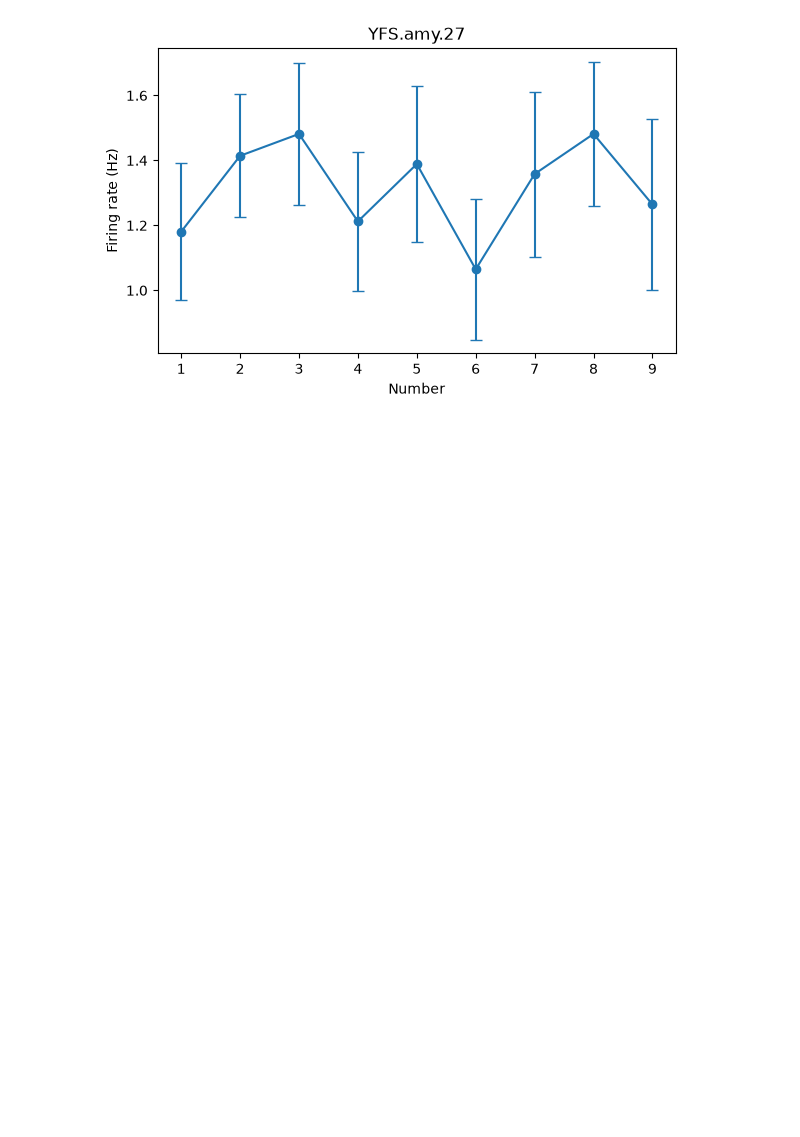
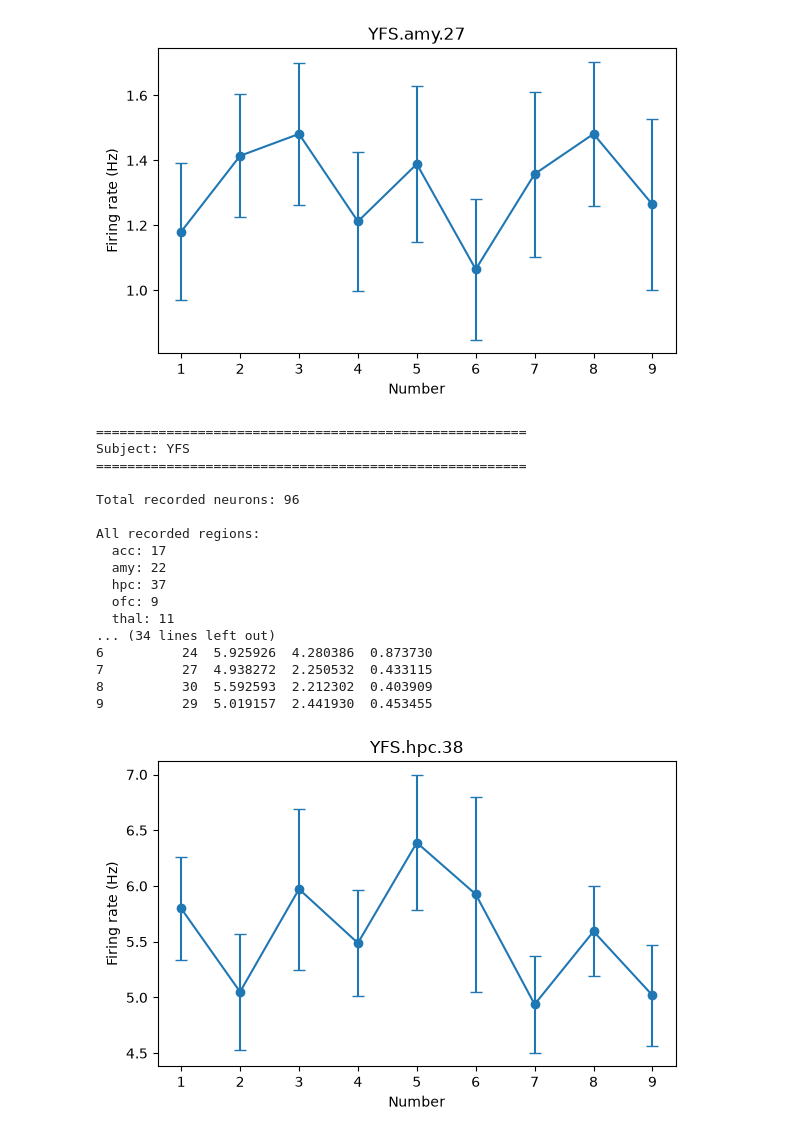
Before and after one commit to Shafiq-Abdu/number-simplex-reproduction, a Jupyter notebook: notebooks1/01_data_loading.ipynb, the cells around one changed output. Cells and saved outputs as stored; diff of their text form; code cells hidden in the pictures; blank space fills up the shorter version.

Commit message:
modified:   notebooks1/01_data_loading.ipynb 	modified:   src/firing_rate_tuning.py 	new file:   src/single_neuron_plots.py

```diff
--- a/notebooks1/01_data_loading.ipynb
+++ b/notebooks1/01_data_loading.ipynb
@@ -911,3 +911,27 @@ All recorded regions:
 8          30  1.481481  1.214827  0.221796
 9          29  1.264368  1.415589  0.262868
 [figure]
+# %%
+result = analyze_neuron(
+    subject="YFS",
+    neuron=38
+)
+# %% [output]
+=======================================================
+Subject: YFS
+=======================================================
+
+Total recorded neurons: 96
+
+All recorded regions:
+  acc: 17
+  amy: 22
+  hpc: 37
+  ofc: 9
+  thal: 11
+... (34 lines left out)
+6          24  5.925926  4.280386  0.873730
+7          27  4.938272  2.250532  0.433115
+8          30  5.592593  2.212302  0.403909
+9          29  5.019157  2.441930  0.453455
+[figure, added]
```
Also changed, not shown: parts of 32 cells of this notebook, 2 other files.
